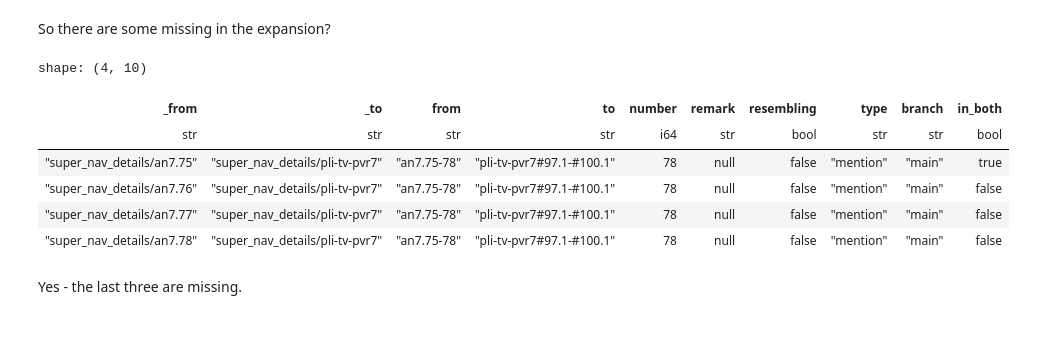
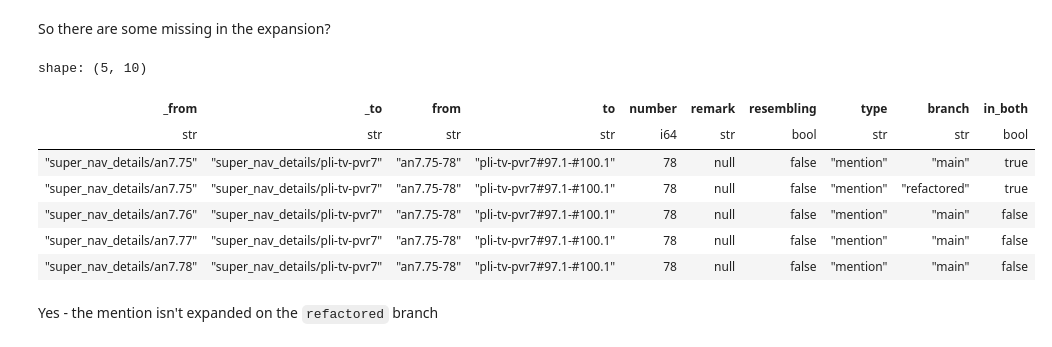
Before and after one commit to suttacentral/relationship_edges, a Jupyter notebook: investigate_combined.ipynb, the cells around one changed output. Cells and saved outputs as stored; diff of their text form; code cells hidden in the pictures.

Commit message:
Tidy missing expansions.

```diff
--- a/investigate_combined.ipynb
+++ b/investigate_combined.ipynb
@@ -149,15 +149,16 @@ shape: (1, 10)
 So there are some missing in the expansion?
 # %%
 df.filter(
-    pl.col('branch').eq('main') & pl.col('from').eq('an7.75-78')
-)
+    pl.col('from').eq('an7.75-78')
+).sort('_from')
 # %% [output]
-shape: (4, 10)
+shape: (5, 10)
 | _from | _to | from | to | number | remark | resembling | type | branch | in_both |
 | str | str | str | str | i64 | str | bool | str | str | bool |
 | "super_nav_details/an7.75" | "super_nav_details/pli-tv-pvr7" | "an7.75-78" | "pli-tv-pvr7#97.1-#100.1" | 78 | null | false | "mention" | "main" | true |
+| "super_nav_details/an7.75" | "super_nav_details/pli-tv-pvr7" | "an7.75-78" | "pli-tv-pvr7#97.1-#100.1" | 78 | null | false | "mention" | "refactored" | true |
 | "super_nav_details/an7.76" | "super_nav_details/pli-tv-pvr7" | "an7.75-78" | "pli-tv-pvr7#97.1-#100.1" | 78 | null | false | "mention" | "main" | false |
 | "super_nav_details/an7.77" | "super_nav_details/pli-tv-pvr7" | "an7.75-78" | "pli-tv-pvr7#97.1-#100.1" | 78 | null | false | "mention" | "main" | false |
 | "super_nav_details/an7.78" | "super_nav_details/pli-tv-pvr7" | "an7.75-78" | "pli-tv-pvr7#97.1-#100.1" | 78 | null | false | "mention" | "main" | false |
 # %% [markdown]
-Yes - the last three are missing.
+Yes - the mention isn't expanded on the `refactored` branch
```
